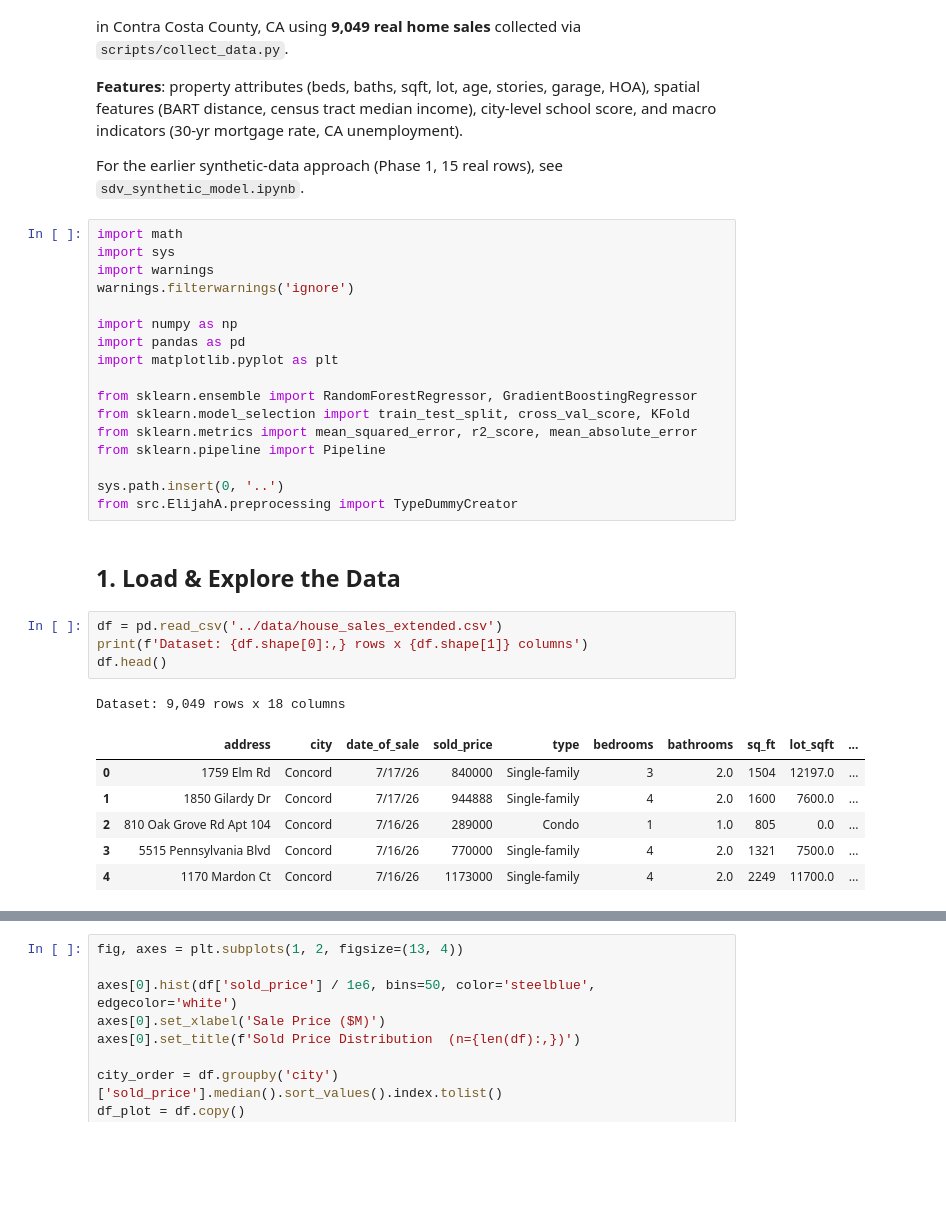
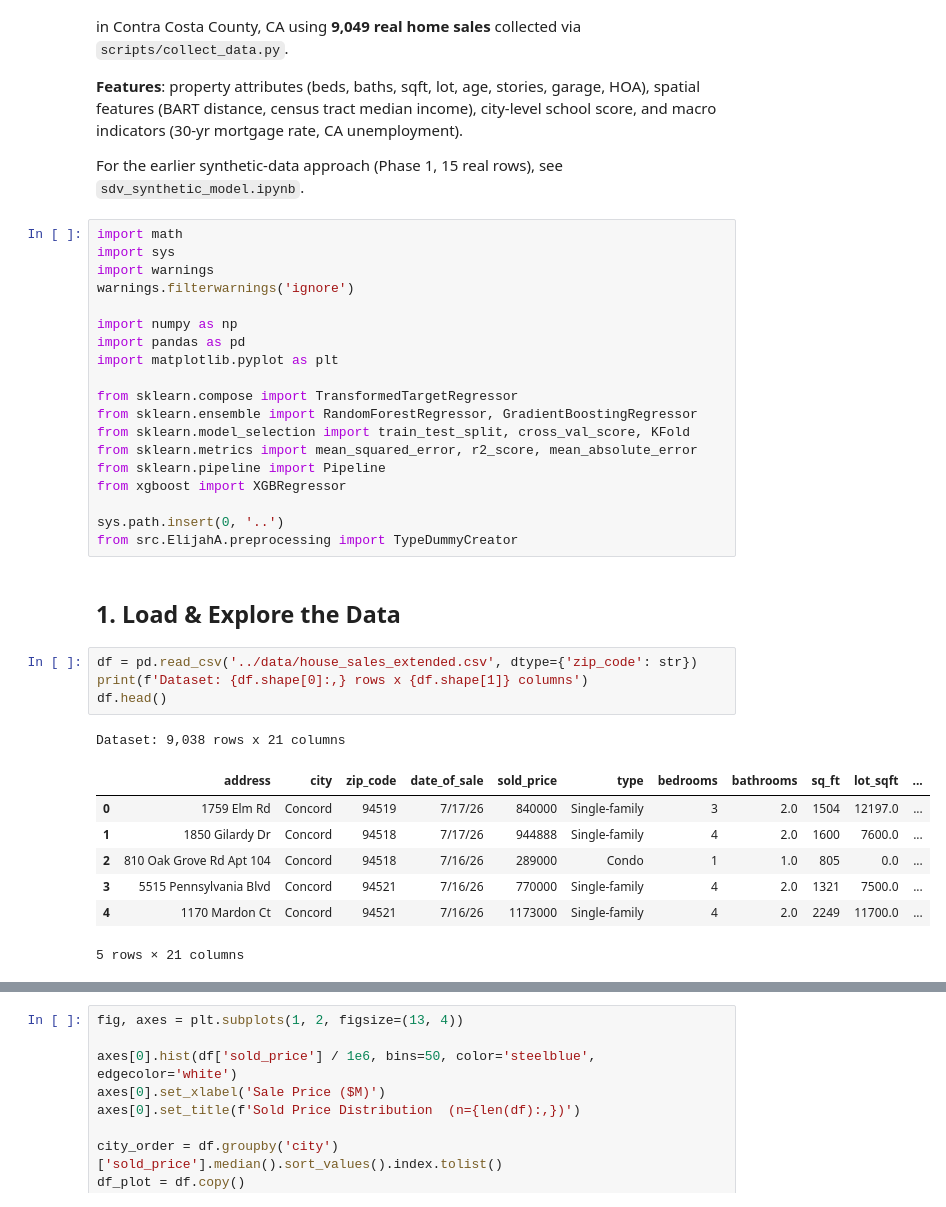
Before and after one commit to eang0521/housing-avm, a Jupyter notebook: notebooks/model_training.ipynb, the cells around one changed output, grey strips where cells are left out. Cells and saved outputs as stored; diff of their text form; blank space fills up the shorter version.

```diff
--- a/notebooks/model_training.ipynb
+++ b/notebooks/model_training.ipynb
@@ -21,27 +21,30 @@ import numpy as np
 import pandas as pd
 import matplotlib.pyplot as plt
 
+from sklearn.compose import TransformedTargetRegressor
 from sklearn.ensemble import RandomForestRegressor, GradientBoostingRegressor
 from sklearn.model_selection import train_test_split, cross_val_score, KFold
 from sklearn.metrics import mean_squared_error, r2_score, mean_absolute_error
 from sklearn.pipeline import Pipeline
+from xgboost import XGBRegressor
 
 sys.path.insert(0, '..')
 from src.ElijahA.preprocessing import TypeDummyCreator
 # %% [markdown]
 ## 1. Load & Explore the Data
 # %%
-df = pd.read_csv('../data/house_sales_extended.csv')
+df = pd.read_csv('../data/house_sales_extended.csv', dtype={'zip_code': str})
 print(f'Dataset: {df.shape[0]:,} rows x {df.shape[1]} columns')
 df.head()
 # %% [output]
-Dataset: 9,049 rows x 18 columns
+Dataset: 9,038 rows x 21 columns
-|  | address | city | date_of_sale | sold_price | type | bedrooms | bathrooms | sq_ft | lot_sqft | ... |
-| 0 | 1759 Elm Rd | Concord | 7/17/26 | 840000 | Single-family | 3 | 2.0 | 1504 | 12197.0 | ... |
-| 1 | 1850 Gilardy Dr | Concord | 7/17/26 | 944888 | Single-family | 4 | 2.0 | 1600 | 7600.0 | ... |
-| 2 | 810 Oak Grove Rd Apt 104 | Concord | 7/16/26 | 289000 | Condo | 1 | 1.0 | 805 | 0.0 | ... |
-| 3 | 5515 Pennsylvania Blvd | Concord | 7/16/26 | 770000 | Single-family | 4 | 2.0 | 1321 | 7500.0 | ... |
-| 4 | 1170 Mardon Ct | Concord | 7/16/26 | 1173000 | Single-family | 4 | 2.0 | 2249 | 11700.0 | ... |
+|  | address | city | zip_code | date_of_sale | sold_price | type | bedrooms | bathrooms | sq_ft | lot_sqft | ... |
+| 0 | 1759 Elm Rd | Concord | 94519 | 7/17/26 | 840000 | Single-family | 3 | 2.0 | 1504 | 12197.0 | ... |
+| 1 | 1850 Gilardy Dr | Concord | 94518 | 7/17/26 | 944888 | Single-family | 4 | 2.0 | 1600 | 7600.0 | ... |
+| 2 | 810 Oak Grove Rd Apt 104 | Concord | 94518 | 7/16/26 | 289000 | Condo | 1 | 1.0 | 805 | 0.0 | ... |
+| 3 | 5515 Pennsylvania Blvd | Concord | 94521 | 7/16/26 | 770000 | Single-family | 4 | 2.0 | 1321 | 7500.0 | ... |
+| 4 | 1170 Mardon Ct | Concord | 94521 | 7/16/26 | 1173000 | Single-family | 4 | 2.0 | 2249 | 11700.0 | ... |
+5 rows × 21 columns
 # %%
 print('--- Missing values ---')
 print(df.isnull().sum().to_string())
```
Also changed, not shown: parts of 12 cells of this notebook, 7 other files.
